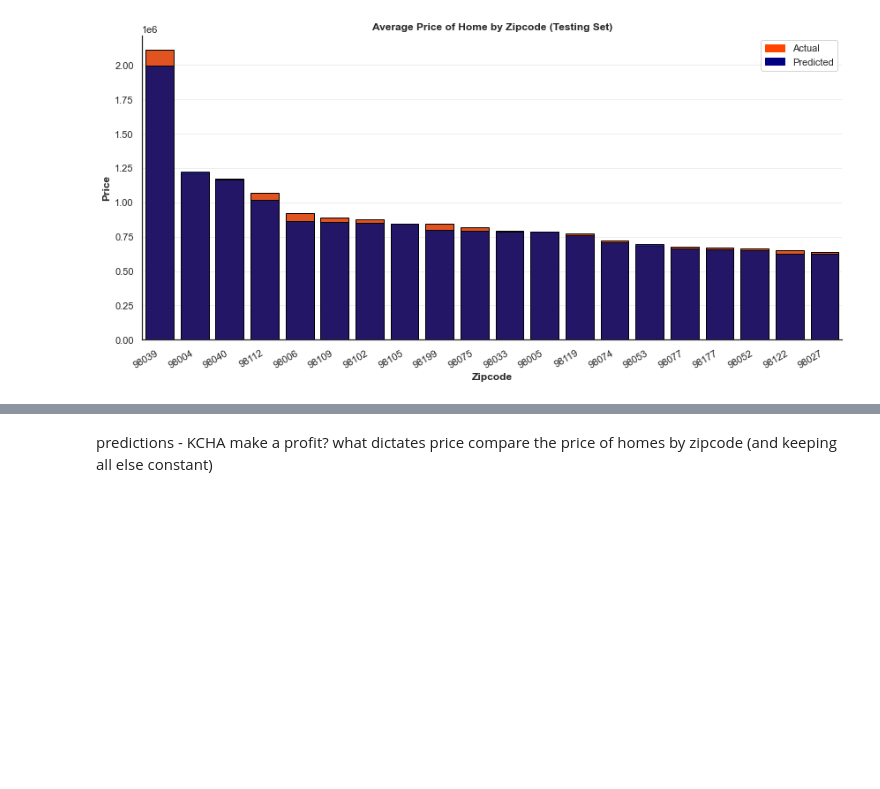
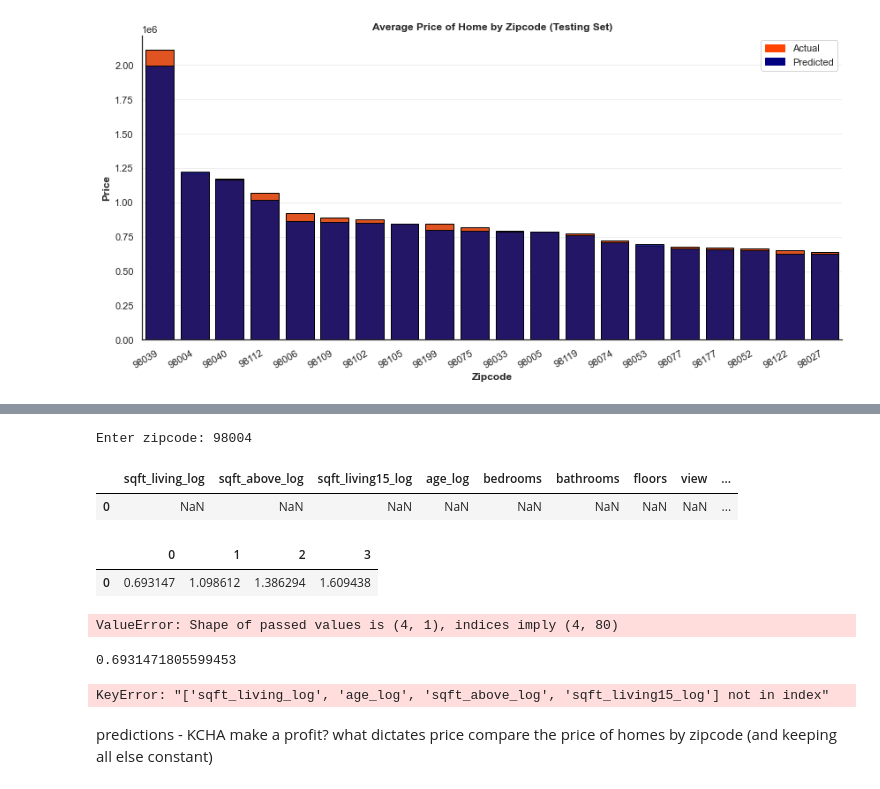
Before and after one commit to eric8395/Housing_Market_Linear_Regression, a Jupyter notebook: Housing Market Linear Regression.ipynb, the cells around one changed output, grey strips where cells are left out. Drawn from its saved outputs; the diff is of its cells as text; code cells hidden in the pictures; blank space fills up the shorter version.

Commit message:
adding a predictor function

```diff
--- a/Housing Market Linear Regression.ipynb
+++ b/Housing Market Linear Regression.ipynb
@@ -2162,0 +2157,4 @@ fig.savefig('images/average_price_by_zipcode.png');
+# %%
+# create an empty df with news column for input of values to determine sale price
+input_df = pd.DataFrame(columns = X_fourth_scaled.columns)
+input_df
@@ -2162,0 +2183,22 @@ fig.savefig('images/average_price_by_zipcode.png');
+# %%
+# create a function that assigns a value of 1 for an input zipcode if it exists in input_df
+zipcode_input = input("Enter zipcode: ")
+
+# creates list of zipcodes
+available_zips = list(X_train['zipcode'].unique())
+input_df.loc[0, available_zips] = 0
+zipcode_input = int(zipcode_input)
+
+# assign 1 to applicable zipcode if it exists
+if zipcode_input in available_zips:
+    input_df.loc[0, zipcode_input] = 1
+
+else:
+    print('Zipcode not applicable')
+# %% [output]
+Enter zipcode: 98004
+# %%
+input_df
+# %% [output]
+|  | sqft_living_log | sqft_above_log | sqft_living15_log | age_log | bedrooms | bathrooms | floors | view | ... |
+| 0 | NaN | NaN | NaN | NaN | NaN | NaN | NaN | NaN | ... |
@@ -2162,0 +2225,16 @@ fig.savefig('images/average_price_by_zipcode.png');
+# %%
+cont = [2,3,4,5]
+cont_log = np.log(cont)
+transform = pd.DataFrame(cont_log).T
+transform
+# %% [output]
+|  | 0 | 1 | 2 | 3 |
+| 0 | 0.693147 | 1.098612 | 1.386294 | 1.609438 |
+# %%
+inputs(10,3,4,5)
+# %% [output]
+ValueError: Shape of passed values is (4, 1), indices imply (4, 80)
+# %%
+np.log(2)
+# %% [output]
+0.6931471805599453
@@ -2163,3 +2247,7 @@ fig.savefig('images/average_price_by_zipcode.png');
+# %%
+inputs(2,3,4,5)
+# %% [output]
+KeyError: "['sqft_living_log', 'age_log', 'sqft_above_log', 'sqft_living15_log'] not in index"
 # %% [markdown]
 predictions - KCHA make a profit? what dictates price
 compare the price of homes by zipcode (and keeping all else constant)
```
Also changed, not shown: parts of 15 cells of this notebook, 3 other files.
